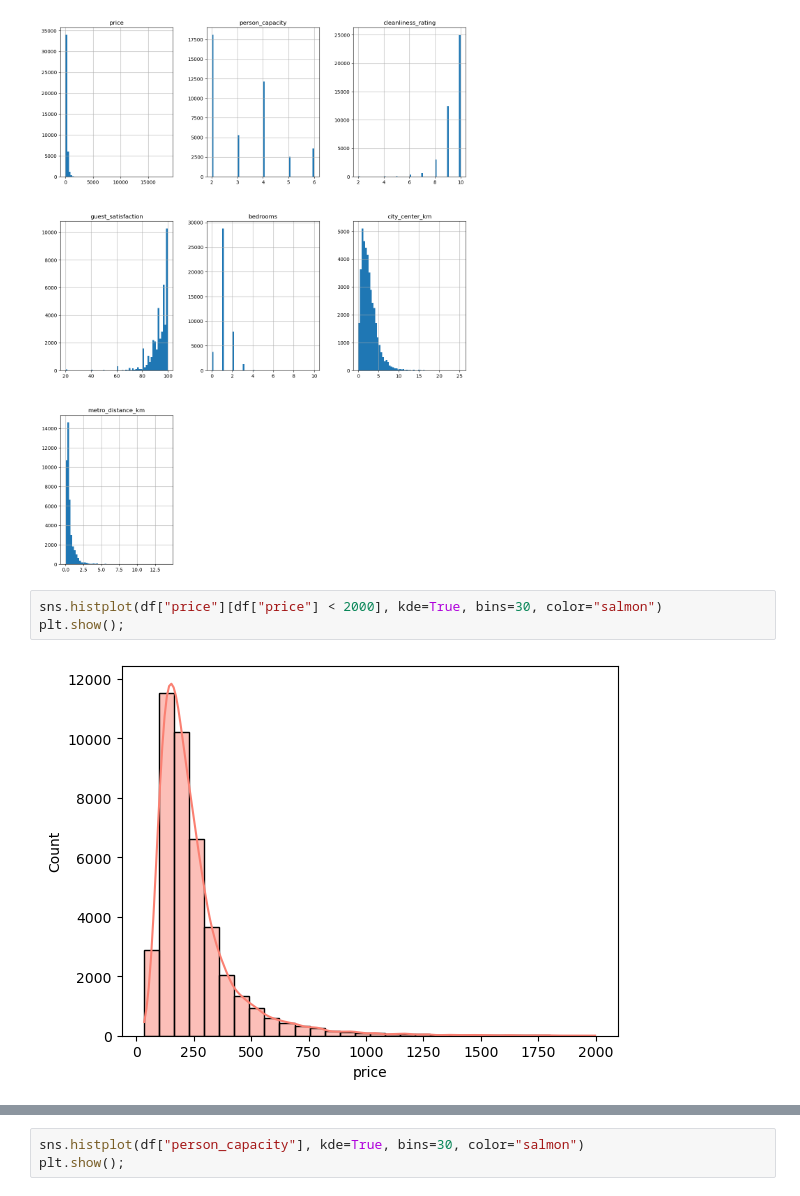
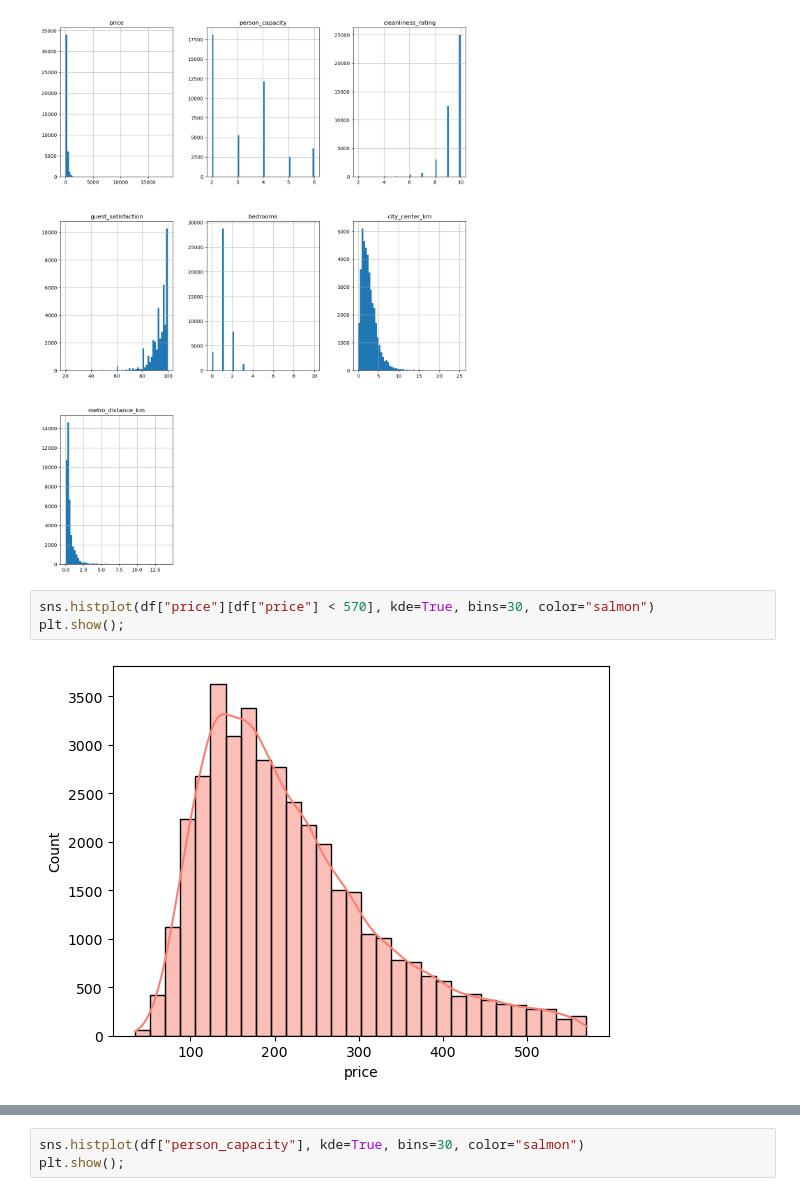
Before and after one commit to TebasMartinez/mini-project-bi-data-to-viz, a Jupyter notebook: Univariate EDA.ipynb, the cells around one changed output, grey strips where cells are left out. Cells and saved outputs as stored; diff of their text form.

```diff
--- a/Univariate EDA.ipynb
+++ b/Univariate EDA.ipynb
@@ -327,8 +332,8 @@ plt.show();
 # %% [output]
 [figure]
 # %%
-sns.histplot(df["price"][df["price"] < 2000], kde=True, bins=30, color="salmon")
+sns.histplot(df["price"][df["price"] < 570], kde=True, bins=30, color="salmon")
 plt.show();
 # %% [output]
-[figure, old version]
+[figure, new version]
 # %%
```
Also changed, not shown: parts of 3 cells of this notebook, 4 other files.
